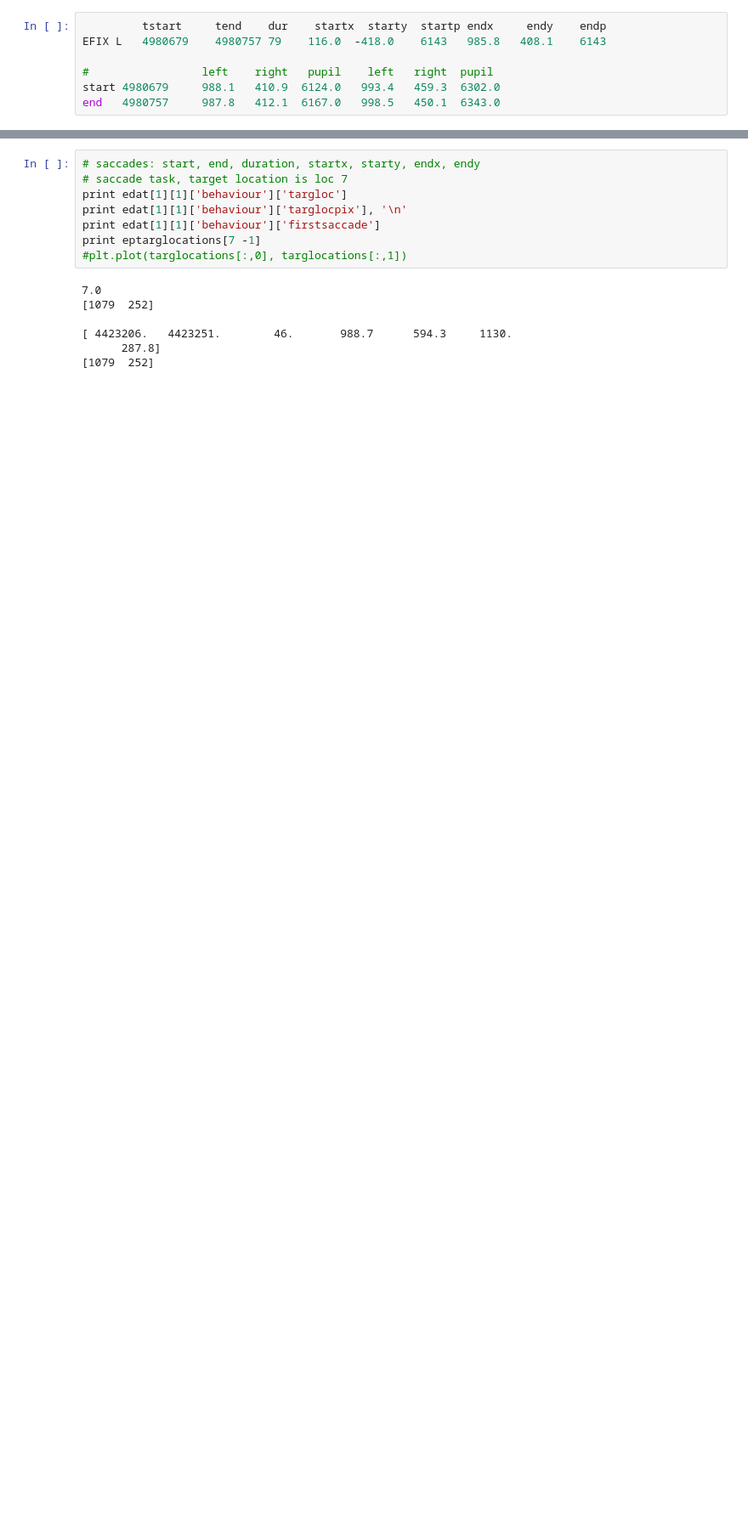
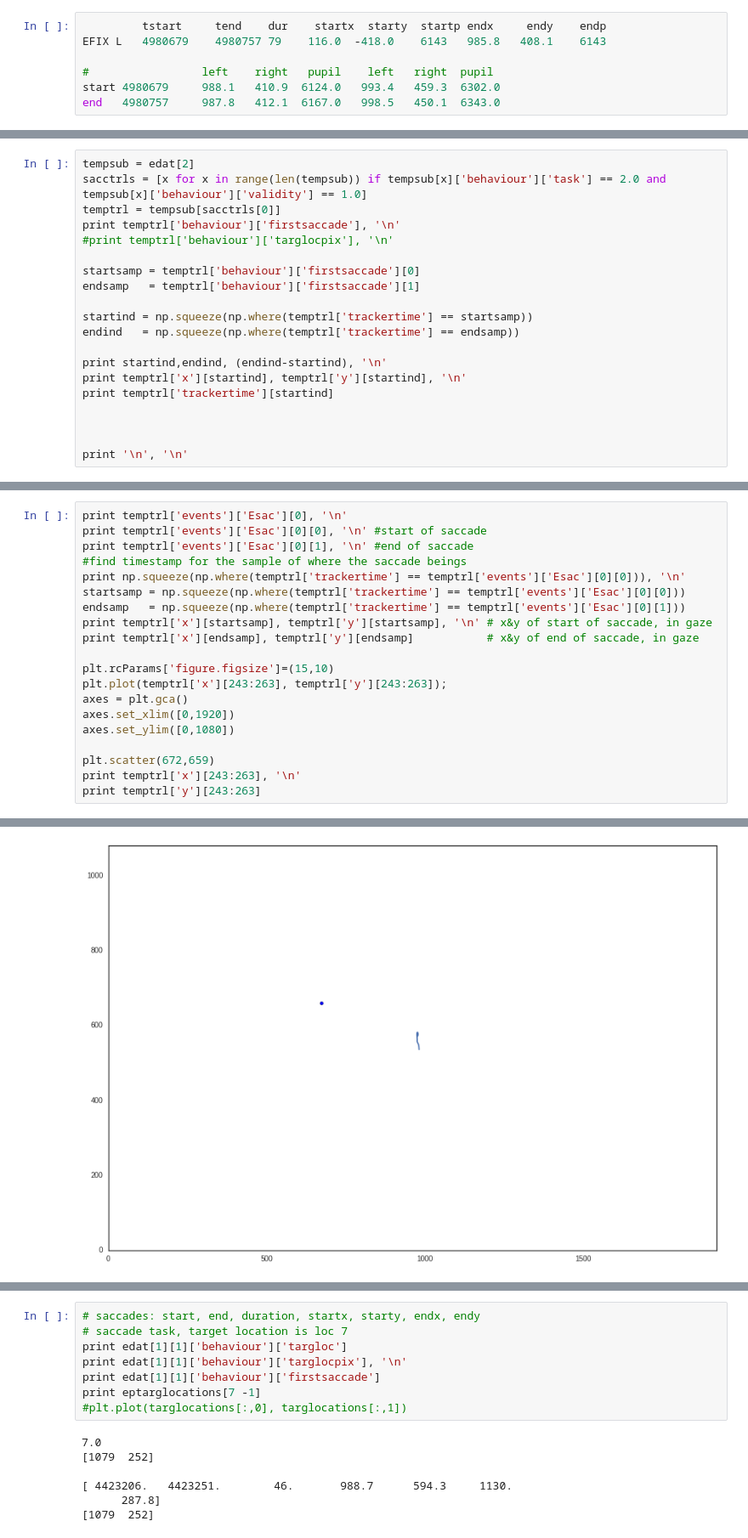
Before and after one commit to Nian-Jingqing/AttentionSaccade, a Jupyter notebook: AttentionSaccade_EyetrackerAnalysis.ipynb, the cells around one changed output, grey strips where cells are left out. Shown at 85% size. Cells and saved outputs as stored; diff of their text form; blank space fills up the shorter version.

```diff
--- a/AttentionSaccade_EyetrackerAnalysis.ipynb
+++ b/AttentionSaccade_EyetrackerAnalysis.ipynb
@@ -399,0 +427,20 @@ end   4980757	  987.8	  412.1	 6167.0	  998.5	  450.1	 6343.0
+# %%
+tempsub = edat[2]
+sacctrls = [x for x in range(len(tempsub)) if tempsub[x]['behaviour']['task'] == 2.0 and tempsub[x]['behaviour']['validity'] == 1.0]
+temptrl = tempsub[sacctrls[0]]
+print temptrl['behaviour']['firstsaccade'], '\n'
+#print temptrl['behaviour']['targlocpix'], '\n'
+
+startsamp = temptrl['behaviour']['firstsaccade'][0]
+endsamp   = temptrl['behaviour']['firstsaccade'][1]
+
+startind = np.squeeze(np.where(temptrl['trackertime'] == startsamp))
+endind   = np.squeeze(np.where(temptrl['trackertime'] == endsamp))
+
+print startind,endind, (endind-startind), '\n'
+print temptrl['x'][startind], temptrl['y'][startind], '\n'
+print temptrl['trackertime'][startind]
+
+
+
+print '\n', '\n'
@@ -399,0 +456,21 @@ end   4980757	  987.8	  412.1	 6167.0	  998.5	  450.1	 6343.0
+# %%
+print temptrl['events']['Esac'][0], '\n'
+print temptrl['events']['Esac'][0][0], '\n' #start of saccade
+print temptrl['events']['Esac'][0][1], '\n' #end of saccade
+#find timestamp for the sample of where the saccade beings
+print np.squeeze(np.where(temptrl['trackertime'] == temptrl['events']['Esac'][0][0])), '\n'
+startsamp = np.squeeze(np.where(temptrl['trackertime'] == temptrl['events']['Esac'][0][0]))
+endsamp   = np.squeeze(np.where(temptrl['trackertime'] == temptrl['events']['Esac'][0][1]))
+print temptrl['x'][startsamp], temptrl['y'][startsamp], '\n' # x&y of start of saccade, in gaze
+print temptrl['x'][endsamp], temptrl['y'][endsamp]           # x&y of end of saccade, in gaze
+
+plt.rcParams['figure.figsize']=(15,10)
+plt.plot(temptrl['x'][243:263], temptrl['y'][243:263]);
+axes = plt.gca()
+axes.set_xlim([0,1920])
+axes.set_ylim([0,1080])
+
+plt.scatter(672,659)
+print temptrl['x'][243:263], '\n'
+print temptrl['y'][243:263]
+# %% [output]
@@ -399,0 +494 @@ end   4980757	  987.8	  412.1	 6167.0	  998.5	  450.1	 6343.0
+[figure, added]
```
Also changed, not shown: parts of 9 cells of this notebook.
